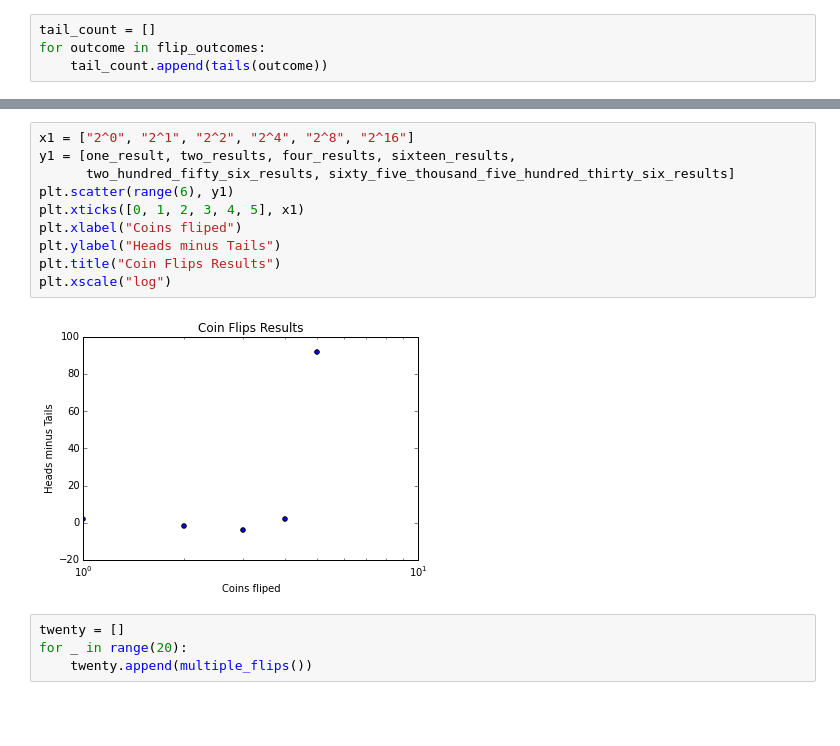
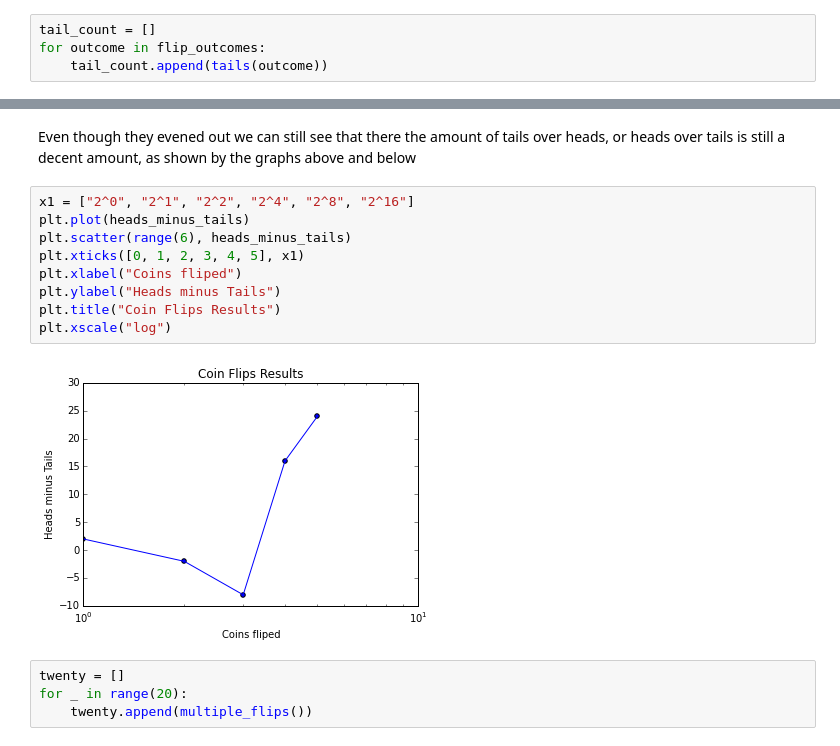
Before and after one commit to tiy-gvl-python-2015-09/charting-coin-flips, a Jupyter notebook: coin_flip.ipynb, the cells around one changed output, grey strips where cells are left out. Cells and saved outputs as stored; diff of their text form; blank space fills up the shorter version.

```diff
--- a/coin_flip.ipynb
+++ b/coin_flip.ipynb
@@ -68,15 +70,16 @@ plt.yscale("symlog")
+# %% [markdown]
+Even though they evened out we can still see that there the amount of tails over heads, or heads over tails is still a decent amount, as shown by the graphs above and below
 # %%
 x1 = ["2^0", "2^1", "2^2", "2^4", "2^8", "2^16"]
-y1 = [one_result, two_results, four_results, sixteen_results,
-      two_hundred_fifty_six_results, sixty_five_thousand_five_hundred_thirty_six_results]
-plt.scatter(range(6), y1)
+plt.plot(heads_minus_tails)
+plt.scatter(range(6), heads_minus_tails)
 plt.xticks([0, 1, 2, 3, 4, 5], x1)
 plt.xlabel("Coins fliped")
 plt.ylabel("Heads minus Tails")
 plt.title("Coin Flips Results")
 plt.xscale("log")
 # %% [output]
-[figure, old version]
+[figure, new version]
 # %%
 twenty = []
 for _ in range(20):
```
Also changed, not shown: parts of 18 cells of this notebook.
